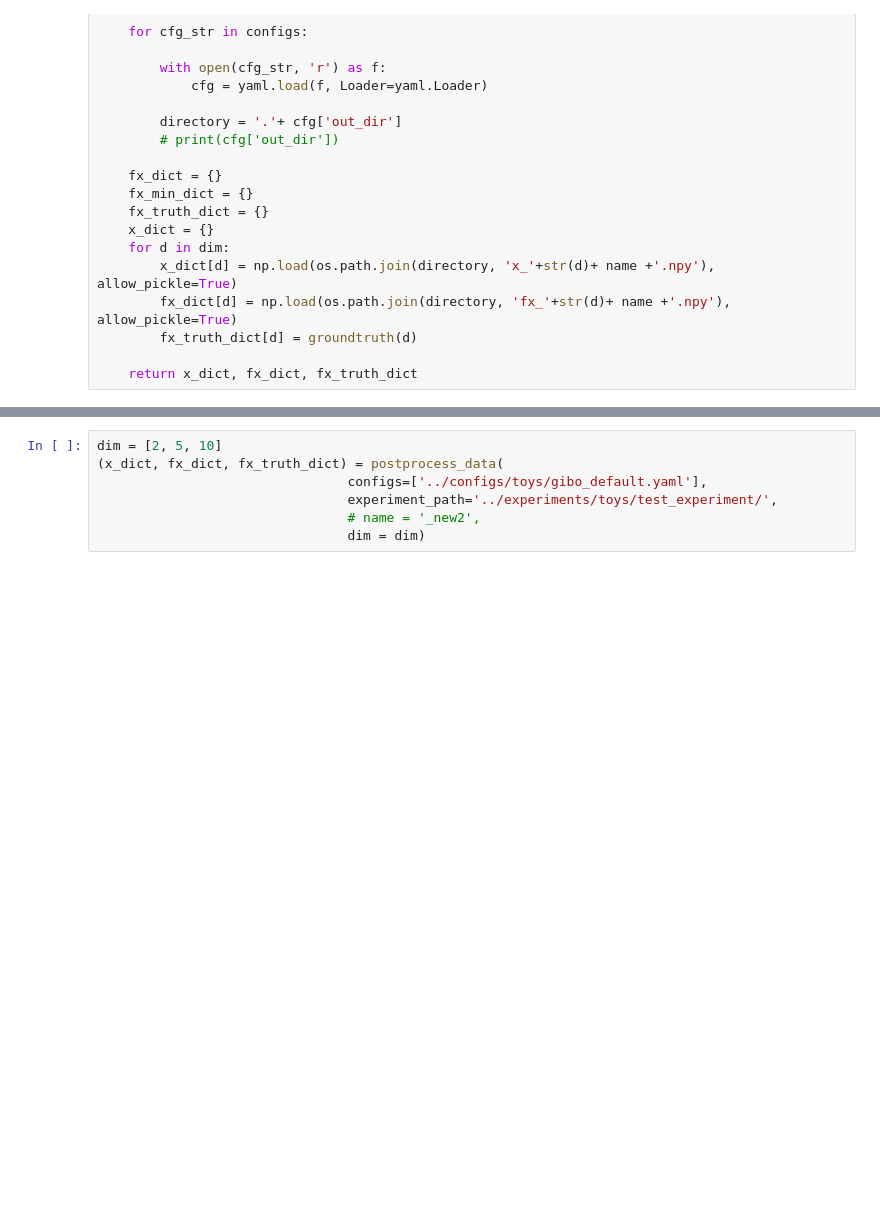
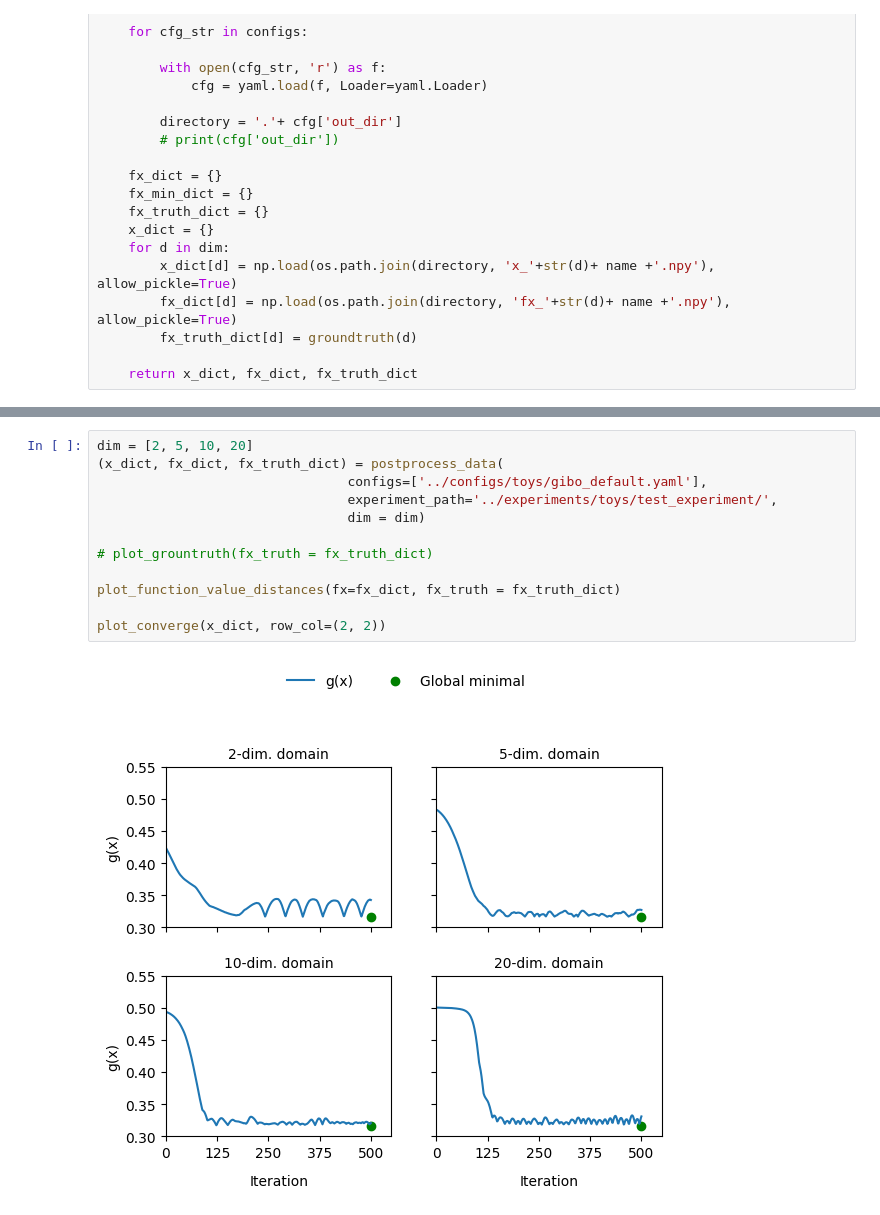
Before and after one commit to quanghuy0497/GIBO, a Jupyter notebook: notebooks/evaluation_toys_experiment.ipynb, the cells around one changed output, grey strips where cells are left out. Cells and saved outputs as stored; diff of their text form; blank space fills up the shorter version.

Commit message:
Update convergence plot. View in notebooks file

```diff
--- a/notebooks/evaluation_toys_experiment.ipynb
+++ b/notebooks/evaluation_toys_experiment.ipynb
@@ -203,7 +215,14 @@ def plot_converge(x_dict:Dict,
 # %%
-dim = [2, 5, 10]
+dim = [2, 5, 10, 20]
 (x_dict, fx_dict, fx_truth_dict) = postprocess_data(
                                 configs=['../configs/toys/gibo_default.yaml'],
                                 experiment_path='../experiments/toys/test_experiment/',
-                                # name = '_new2',
                                 dim = dim)
+
+# plot_grountruth(fx_truth = fx_truth_dict)
+
+plot_function_value_distances(fx=fx_dict, fx_truth = fx_truth_dict)
+
+plot_converge(x_dict, row_col=(2, 2))
+# %% [output]
+[figure, added]
```
Also changed, not shown: parts of 5 cells of this notebook, 19 other files.
